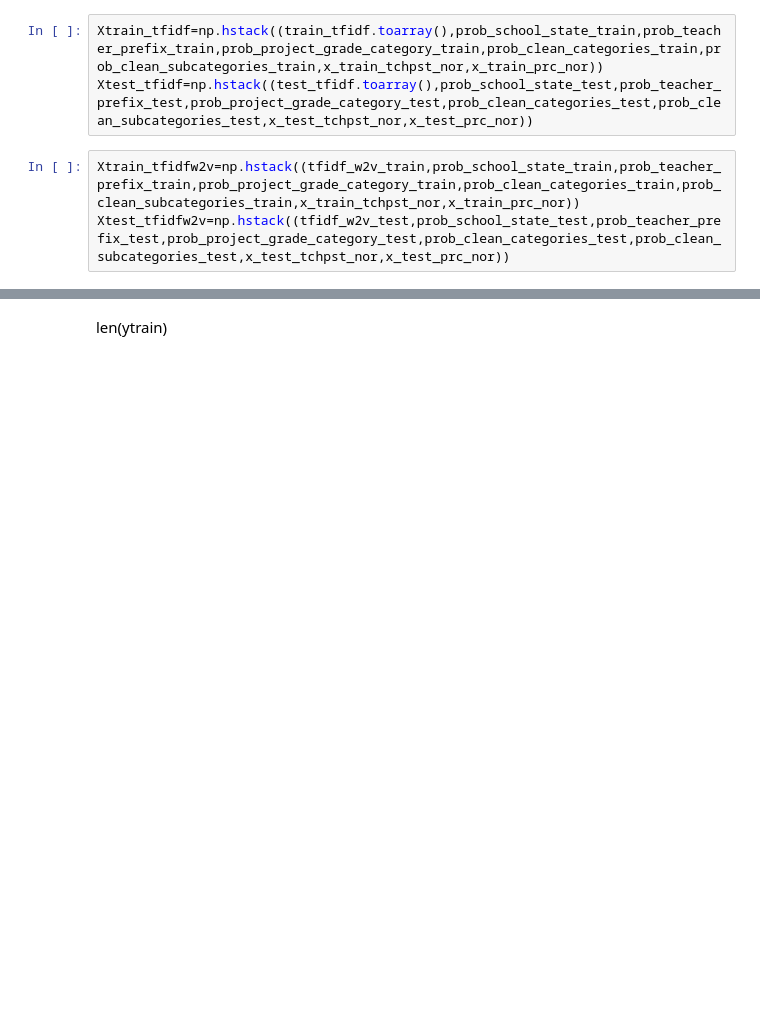
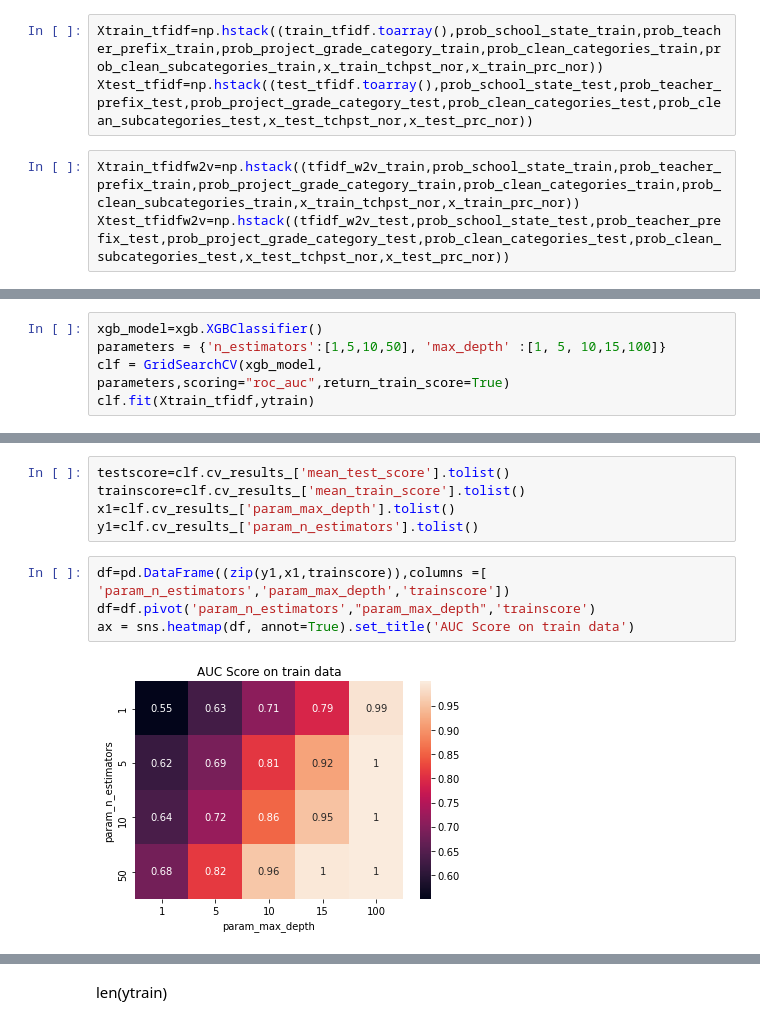
Before and after one commit to danish2562022/Machine_Learning, a Jupyter notebook: Gradient_boosting_donar_dataset.ipynb, the cells around one changed output, grey strips where cells are left out. Saved outputs shown, nothing was run; the diff lists cells and outputs as text; blank space fills up the shorter version.

```diff
--- a/Gradient_boosting_donar_dataset.ipynb
+++ b/Gradient_boosting_donar_dataset.ipynb
@@ -370,0 +370,5 @@ Xtrain_tfidfw2v.shape
+# %%
+xgb_model=xgb.XGBClassifier()
+parameters = {'n_estimators':[1,5,10,50], 'max_depth' :[1, 5, 10,15,100]}
+clf = GridSearchCV(xgb_model, parameters,scoring="roc_auc",return_train_score=True)
+clf.fit(Xtrain_tfidf,ytrain)
@@ -370,0 +418,11 @@ Xtrain_tfidfw2v.shape
+# %%
+testscore=clf.cv_results_['mean_test_score'].tolist()
+trainscore=clf.cv_results_['mean_train_score'].tolist()
+x1=clf.cv_results_['param_max_depth'].tolist()
+y1=clf.cv_results_['param_n_estimators'].tolist()
+# %%
+df=pd.DataFrame((zip(y1,x1,trainscore)),columns =[ 'param_n_estimators','param_max_depth','trainscore'])
+df=df.pivot('param_n_estimators',"param_max_depth",'trainscore')
+ax = sns.heatmap(df, annot=True).set_title('AUC Score on train data')
+# %% [output]
+[figure, added]
```
Also changed, not shown: parts of 12 cells of this notebook.
